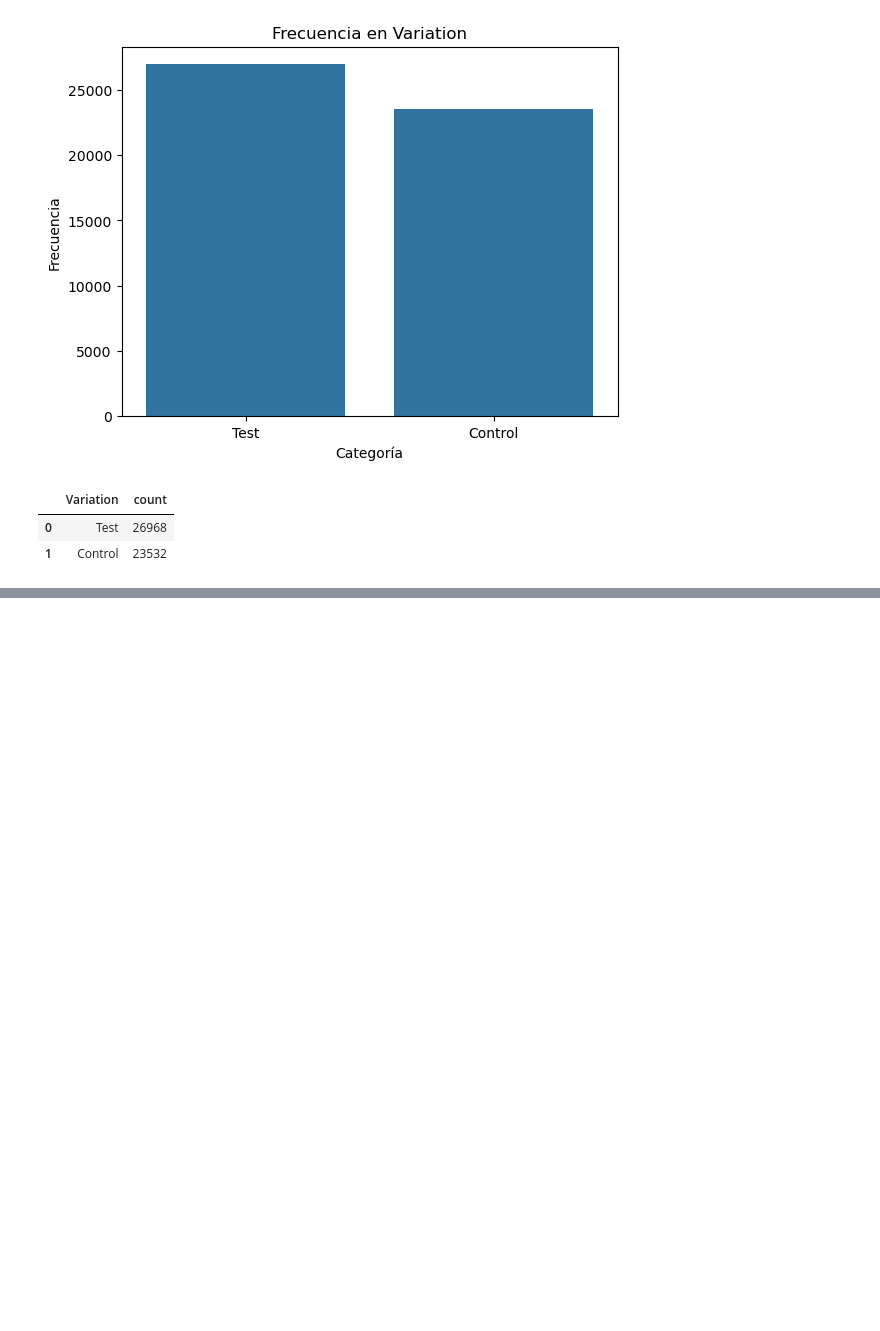
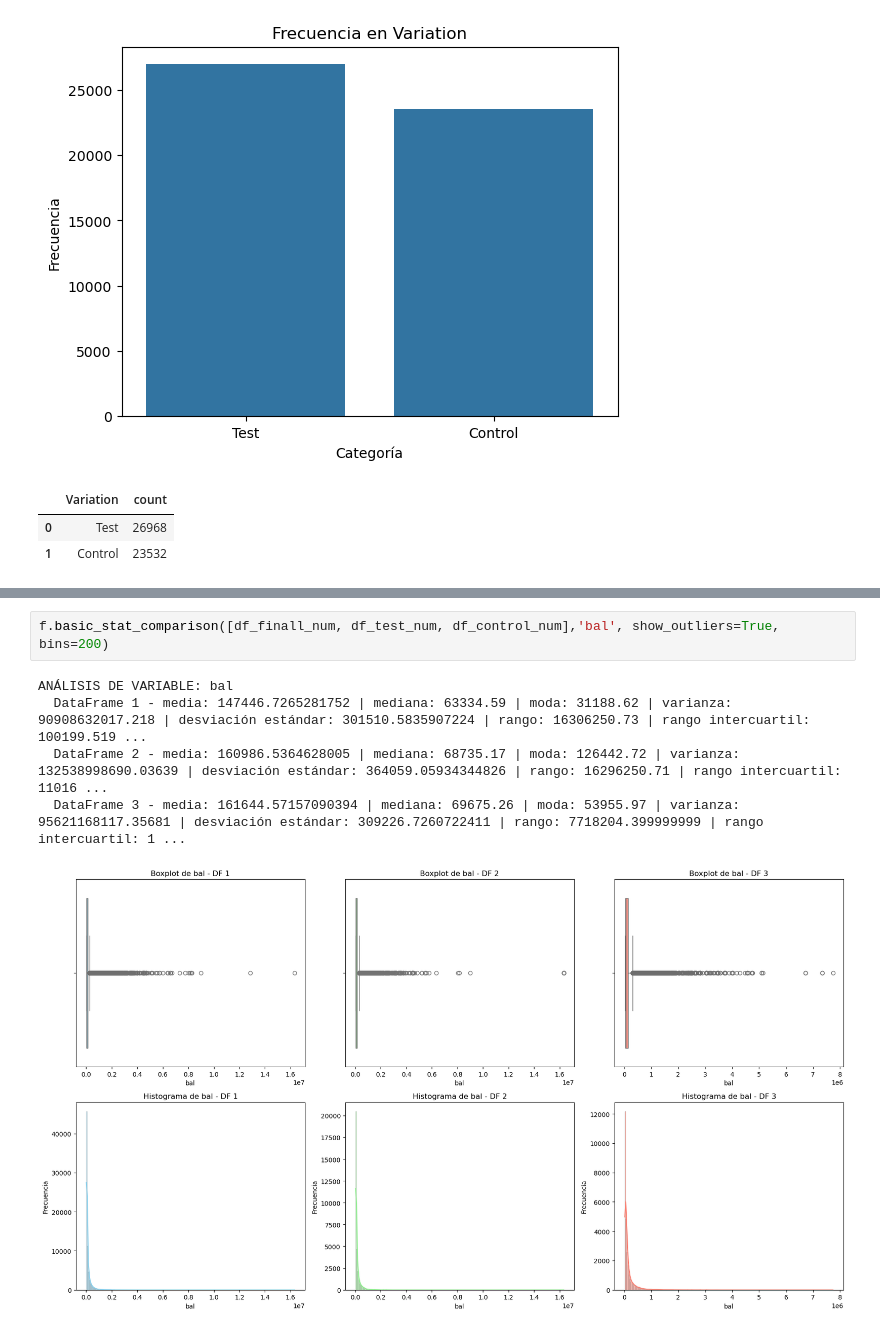
Before and after one commit to estcr/IH-Bank, a Jupyter notebook: main_gerardo.ipynb, the cells around one changed output, grey strips where cells are left out. Cells and saved outputs as stored; diff of their text form; blank space fills up the shorter version.

```diff
--- a/main_gerardo.ipynb
+++ b/main_gerardo.ipynb
@@ -244,0 +322,8 @@ df_pt2.head()
+# %%
+f.basic_stat_comparison([df_finall_num, df_test_num, df_control_num],'bal', show_outliers=True, bins=200)
+# %% [output]
+ANÁLISIS DE VARIABLE: bal
+  DataFrame 1 - media: 147446.7265281752 | mediana: 63334.59 | moda: 31188.62 | varianza: 90908632017.218 | desviación estándar: 301510.5835907224 | rango: 16306250.73 | rango intercuartil: 100199.519 ...
+  DataFrame 2 - media: 160986.5364628005 | mediana: 68735.17 | moda: 126442.72 | varianza: 132538998690.03639 | desviación estándar: 364059.05934344826 | rango: 16296250.71 | rango intercuartil: 11016 ...
+  DataFrame 3 - media: 161644.57157090394 | mediana: 69675.26 | moda: 53955.97 | varianza: 95621168117.35681 | desviación estándar: 309226.7260722411 | rango: 7718204.399999999 | rango intercuartil: 1 ...
+[figure, added]
```
Also changed, not shown: parts of 29 cells of this notebook, 5 other files.
